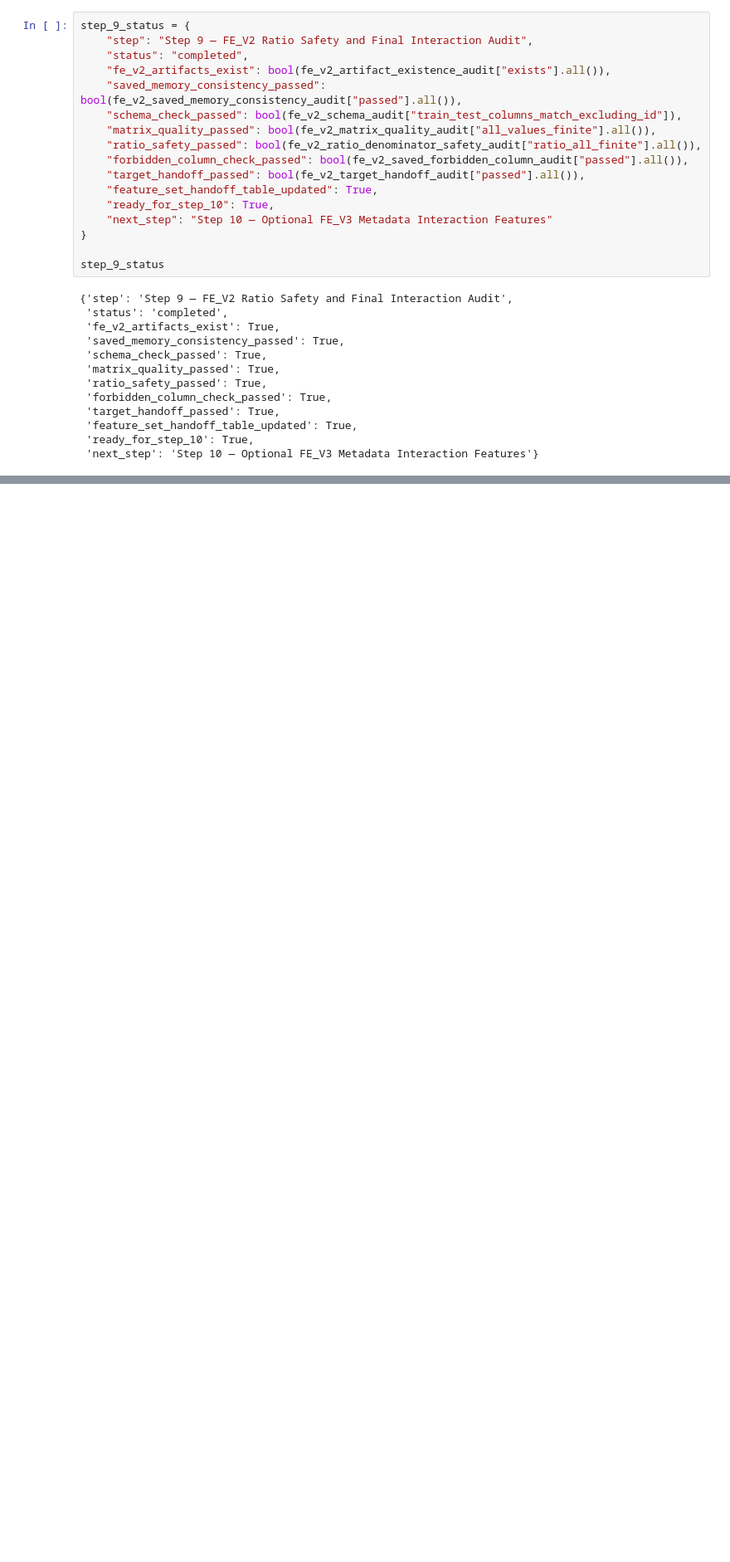
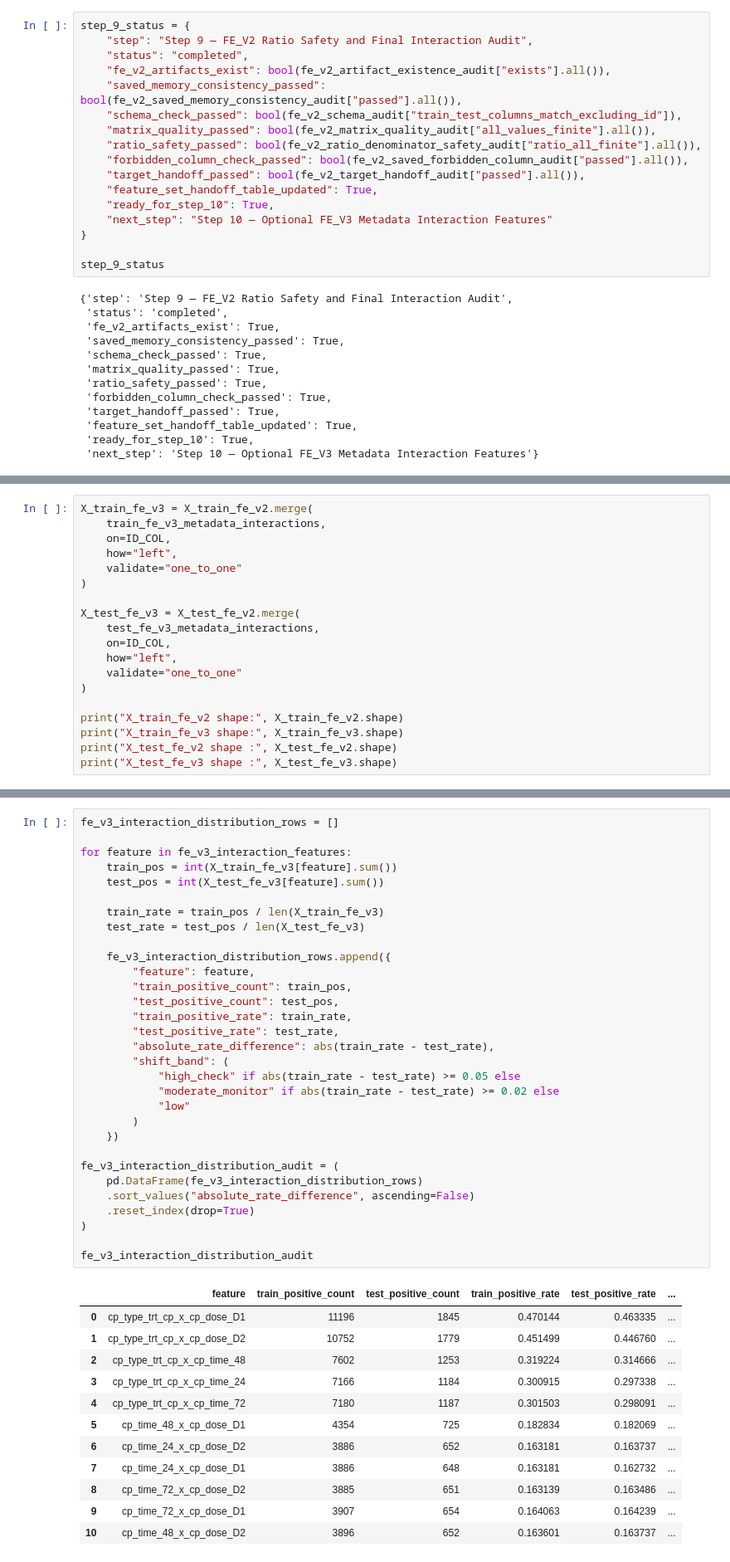
Before and after one commit to kawsar07ahmmed0712-rgb/moa-prediction-drug-response, a Jupyter notebook: notebooks/03_feature_engineering.ipynb, the cells around one changed output, grey strips where cells are left out. Shown at 83% size. Saved outputs shown, nothing was run; the diff lists cells and outputs as text; blank space fills up the shorter version.

Commit message:
Step 10 — Build FE_V3 Metadata Interaction Features

```diff
--- a/notebooks/03_feature_engineering.ipynb
+++ b/notebooks/03_feature_engineering.ipynb
@@ -4290,0 +4458,19 @@ step_9_status
+# %%
+X_train_fe_v3 = X_train_fe_v2.merge(
+    train_fe_v3_metadata_interactions,
+    on=ID_COL,
+    how="left",
+    validate="one_to_one"
+)
+
+X_test_fe_v3 = X_test_fe_v2.merge(
+    test_fe_v3_metadata_interactions,
+    on=ID_COL,
+    how="left",
+    validate="one_to_one"
+)
+
+print("X_train_fe_v2 shape:", X_train_fe_v2.shape)
+print("X_train_fe_v3 shape:", X_train_fe_v3.shape)
+print("X_test_fe_v2 shape :", X_test_fe_v2.shape)
+print("X_test_fe_v3 shape :", X_test_fe_v3.shape)
@@ -4290,0 +4600,44 @@ step_9_status
+# %%
+fe_v3_interaction_distribution_rows = []
+
+for feature in fe_v3_interaction_features:
+    train_pos = int(X_train_fe_v3[feature].sum())
+    test_pos = int(X_test_fe_v3[feature].sum())
+
+    train_rate = train_pos / len(X_train_fe_v3)
+    test_rate = test_pos / len(X_test_fe_v3)
+
+    fe_v3_interaction_distribution_rows.append({
+        "feature": feature,
+        "train_positive_count": train_pos,
+        "test_positive_count": test_pos,
+        "train_positive_rate": train_rate,
+        "test_positive_rate": test_rate,
+        "absolute_rate_difference": abs(train_rate - test_rate),
+        "shift_band": (
+            "high_check" if abs(train_rate - test_rate) >= 0.05 else
+            "moderate_monitor" if abs(train_rate - test_rate) >= 0.02 else
+            "low"
+        )
+    })
+
+fe_v3_interaction_distribution_audit = (
+    pd.DataFrame(fe_v3_interaction_distribution_rows)
+    .sort_values("absolute_rate_difference", ascending=False)
+    .reset_index(drop=True)
+)
+
+fe_v3_interaction_distribution_audit
+# %% [output]
+|  | feature | train_positive_count | test_positive_count | train_positive_rate | test_positive_rate | ... |
+| 0 | cp_type_trt_cp_x_cp_dose_D1 | 11196 | 1845 | 0.470144 | 0.463335 | ... |
+| 1 | cp_type_trt_cp_x_cp_dose_D2 | 10752 | 1779 | 0.451499 | 0.446760 | ... |
+| 2 | cp_type_trt_cp_x_cp_time_48 | 7602 | 1253 | 0.319224 | 0.314666 | ... |
+| 3 | cp_type_trt_cp_x_cp_time_24 | 7166 | 1184 | 0.300915 | 0.297338 | ... |
+| 4 | cp_type_trt_cp_x_cp_time_72 | 7180 | 1187 | 0.301503 | 0.298091 | ... |
+| 5 | cp_time_48_x_cp_dose_D1 | 4354 | 725 | 0.182834 | 0.182069 | ... |
+| 6 | cp_time_24_x_cp_dose_D2 | 3886 | 652 | 0.163181 | 0.163737 | ... |
+| 7 | cp_time_24_x_cp_dose_D1 | 3886 | 648 | 0.163181 | 0.162732 | ... |
+| 8 | cp_time_72_x_cp_dose_D2 | 3885 | 651 | 0.163139 | 0.163486 | ... |
+| 9 | cp_time_72_x_cp_dose_D1 | 3907 | 654 | 0.164063 | 0.164239 | ... |
+| 10 | cp_time_48_x_cp_dose_D2 | 3896 | 652 | 0.163601 | 0.163737 | ... |
```
Also changed, not shown: parts of 19 cells of this notebook.
